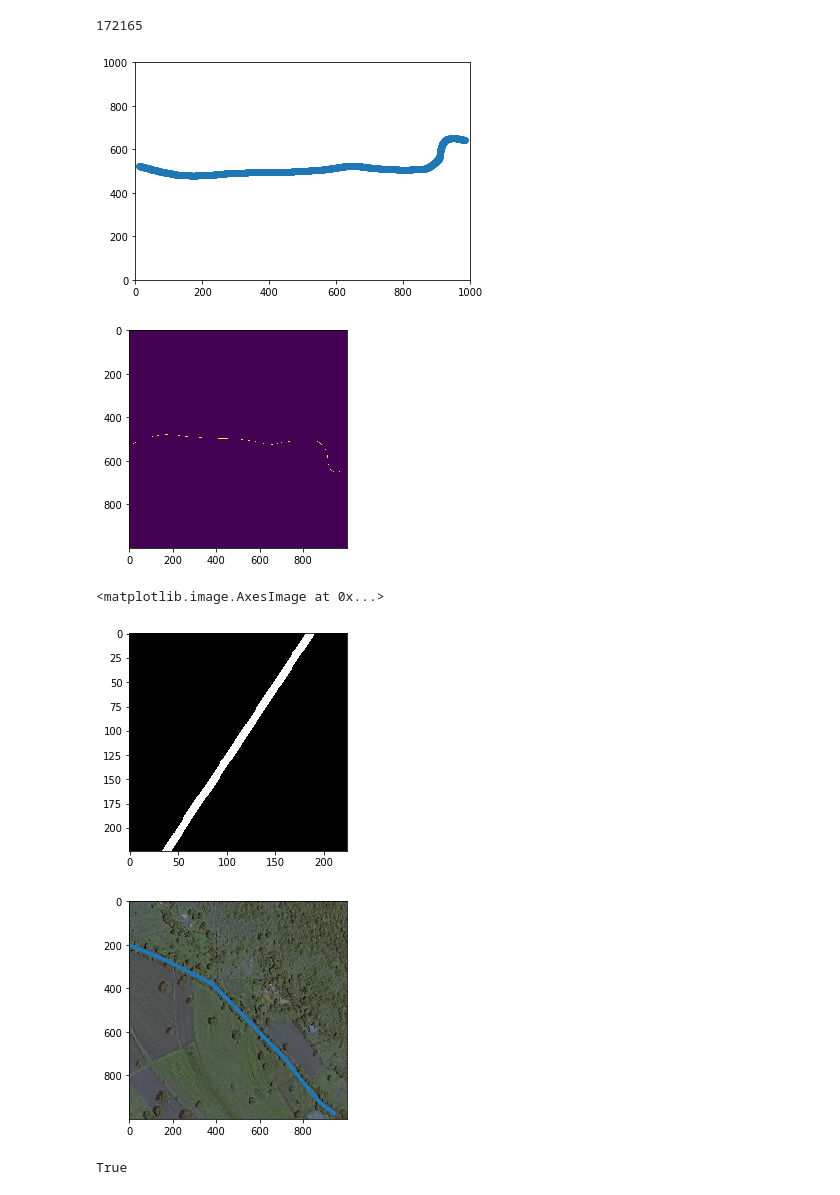
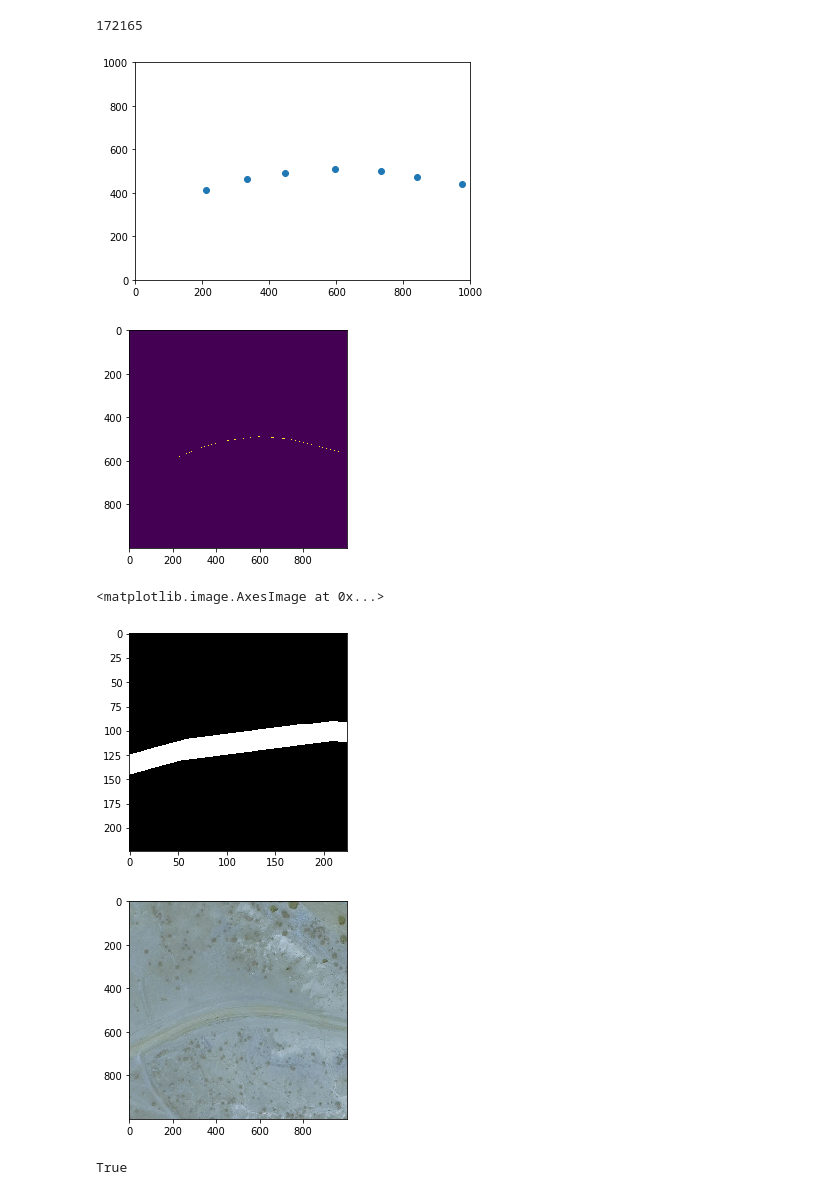
Before and after one commit to choiben314/cs325b, a Jupyter notebook: ben_dev.ipynb, the cells around one changed output. Saved outputs shown, nothing was run; the diff lists cells and outputs as text; code cells hidden in the pictures.

```diff
--- a/ben_dev.ipynb
+++ b/ben_dev.ipynb
@@ -489,10 +477,10 @@ lat_pixel = polygon_perimeter(lon, lat)[1]
 
 plt.xlim(0, size)
 plt.ylim(0, size)
-plt.scatter(lon_pixel, lat_pixel)
+plt.scatter(lon, -lat + size)
 plt.show()
 # %% [output]
-[figure, old version]
+[figure, new version]
 # %%
 # points = [(i, j) for i in range(size) for j in range(size)]
 # point_tree = spatial.cKDTree(points)
@@ -553,22 +541,22 @@ img[lat_thick, lon_thick] = 1
 plt.imshow(img[388:612, 388:612])
 save_img = img[388:612, 388:612]
 #cv2.imwrite('wow.png', save_img)
-plt.imshow(cv2.imread('./data/kenya/kenya_224x224_masks/51_kenya_224x224_mask.png') * 255)
+plt.imshow(cv2.imread('./data/kenya/kenya_224x224_masks_10/320_kenya_224x224_mask_10.png') * 255)
 # %% [output]
-[figure, old version]
+[figure, new version]
 <matplotlib.image.AxesImage at 0x...>
-[figure, old version]
+[figure, new version]
 # %%
 # path = '../../john.kamalu/224/cropped/62217_365716.jpg'
 # path = './data/kenya/kenya_1000x1000_images/kenya_1000x1000_23114_56652.tif'
-path = './data/kenya/kenya_1000x1000_images/kenya_1000x1000_62217_365716.tif'
-plt.imshow(cv2.imread(path, cv2.IMREAD_COLOR))
+path = './data/kenya/kenya_1000x1000_images/kenya_1000x1000_320_16760.tif'
+plt.imshow(np.flip(cv2.imread(path, cv2.IMREAD_COLOR), axis=0))
 # # plt.plot(lon, -lat+size)
 # # plt.plot(lon_pixel, -lat_pixel+size)
-plt.plot(lon_thick, -lat_thick+size)
+# plt.plot(lon_thick, lat_thick)
 plt.show()
 # %% [output]
-[figure, old version]
+[figure, new version]
 # %%
 # %load_ext autoreload
 # %autoreload 2
```
Also changed, not shown: parts of 15 cells of this notebook, 4 other files.
